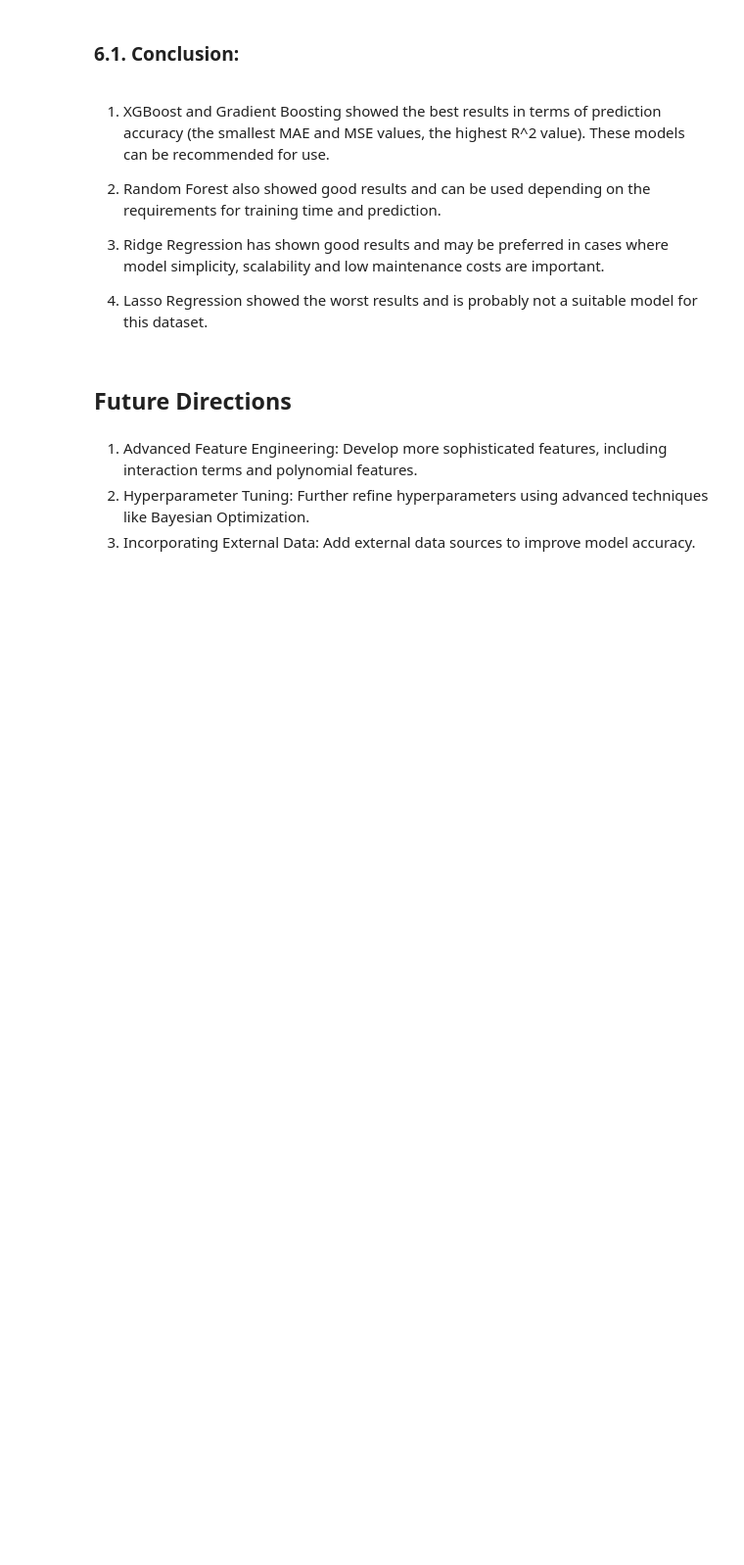
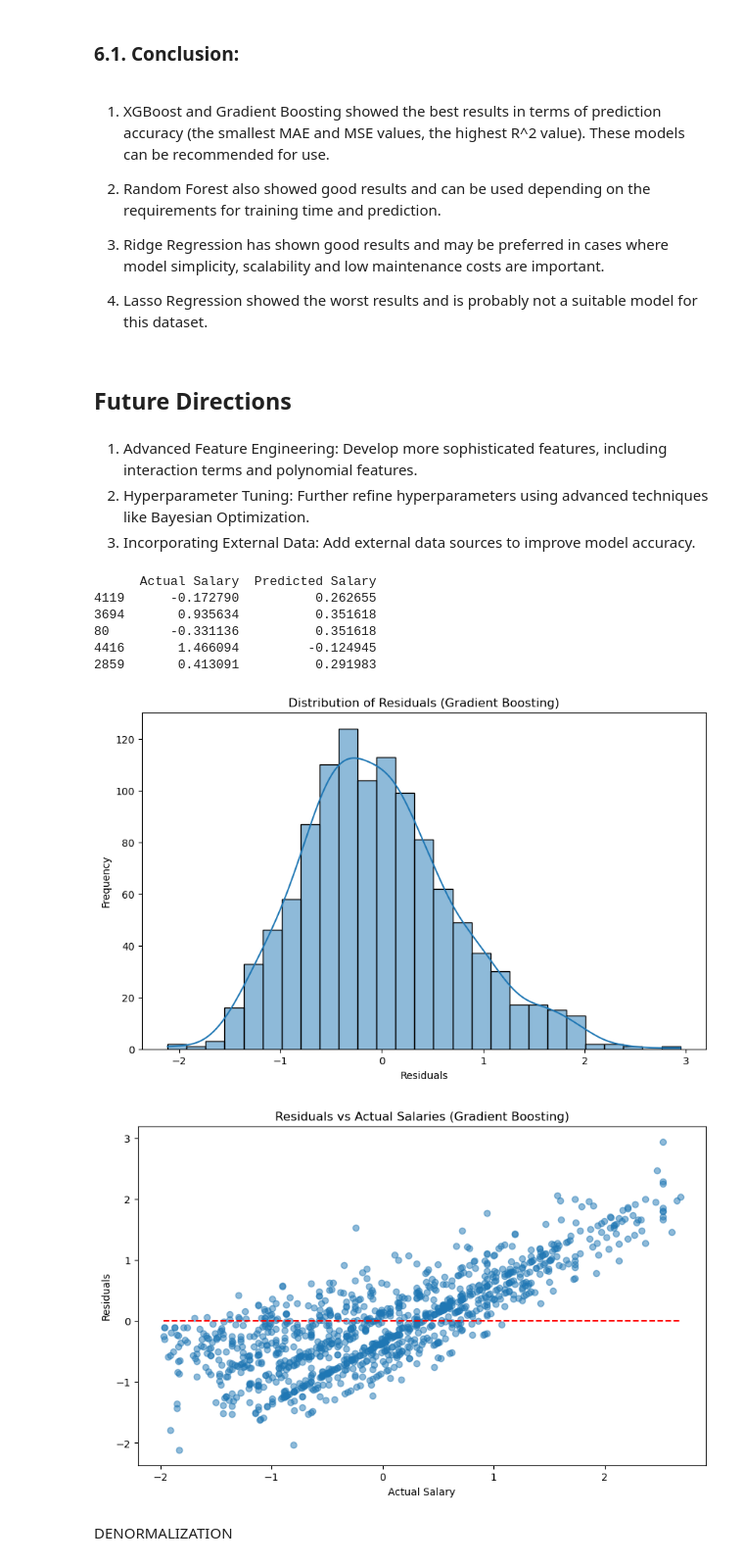
Before and after one commit to IuliiaBolgova/Capstone-Project, a Jupyter notebook: notebooks/Modeling.ipynb, the cells around one changed output. Shown at 98% size. Drawn from its saved outputs; the diff is of its cells as text; code cells hidden in the pictures; blank space fills up the shorter version.

```diff
--- a/notebooks/Modeling.ipynb
+++ b/notebooks/Modeling.ipynb
@@ -614,3 +649,50 @@ results_df
 1. Advanced Feature Engineering: Develop more sophisticated features, including interaction terms and polynomial features.
 2. Hyperparameter Tuning: Further refine hyperparameters using advanced techniques like Bayesian Optimization.
 3. Incorporating External Data: Add external data sources to improve model accuracy.
+# %%
+# Creating DataFrame with real and predicted salaries
+predictions_df = pd.DataFrame({
+    'Actual Salary': y_test,
+    'Predicted Salary': y_pred_gb
+})
+
+# Saving predicted salaries to a CSV file
+predictions_df.to_csv('/Users/juliabolgova/Documents/CapstoneProject/data/interim/salariesPredicted.csv', index=True)
+
+# Output of the first DataFrame lines
+print(predictions_df.head())
+# %% [output]
+      Actual Salary  Predicted Salary
+4119      -0.172790          0.262655
+3694       0.935634          0.351618
+80        -0.331136          0.351618
+4416       1.466094         -0.124945
+2859       0.413091          0.291983
+# %%
+import matplotlib.pyplot as plt
+import seaborn as sns
+
+# Calculation of balances
+residuals = y_test - y_pred_gb
+
+# Histogram of residues
+plt.figure(figsize=(10, 6))
+sns.histplot(residuals, kde=True)
+plt.title('Distribution of Residuals (Gradient Boosting)')
+plt.xlabel('Residuals')
+plt.ylabel('Frequency')
+plt.show()
+
+# Plot of Residuals
+plt.figure(figsize=(10, 6))
+plt.scatter(y_test, residuals, alpha=0.5)
+plt.hlines(y=0, xmin=y_test.min(), xmax=y_test.max(), colors='r', linestyles='--')
+plt.title('Residuals vs Actual Salaries (Gradient Boosting)')
+plt.xlabel('Actual Salary')
+plt.ylabel('Residuals')
+plt.show()
+# %% [output]
+[figure, added]
+[figure, added]
+# %% [markdown]
+DENORMALIZATION
```
Also changed, not shown: parts of 10 cells of this notebook.
